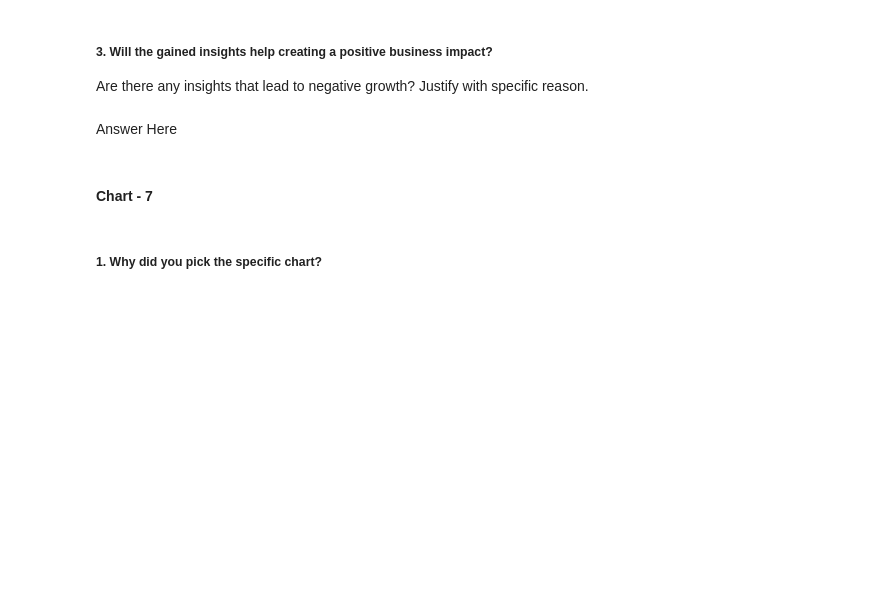
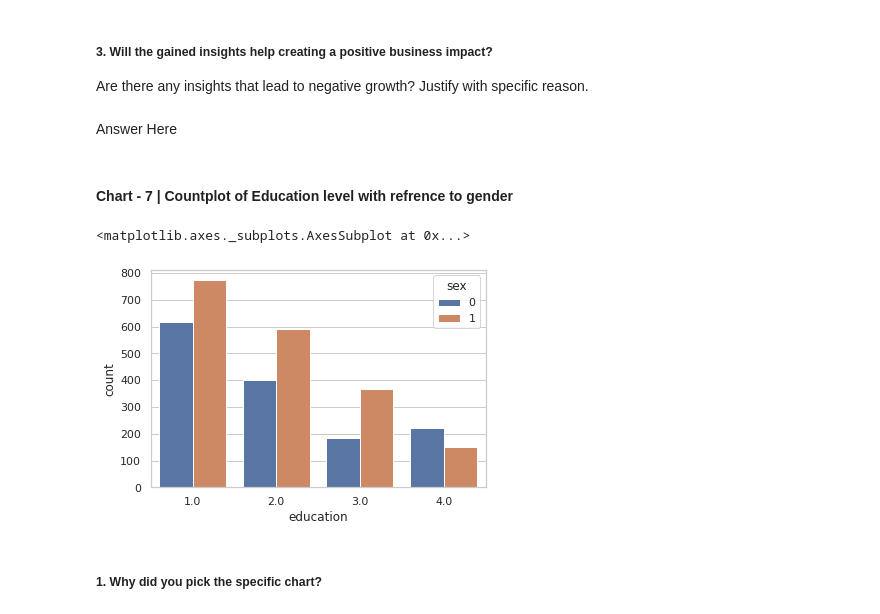
Before and after one commit to abhishekdhasmana17/Cardiovascular-Risk-Prediction, a Jupyter notebook: Cardiovascular_Risk_Prediction.ipynb, the cells around one changed output. Cells and saved outputs as stored; diff of their text form; code cells hidden in the pictures; blank space fills up the shorter version.

```diff
--- a/Cardiovascular_Risk_Prediction.ipynb
+++ b/Cardiovascular_Risk_Prediction.ipynb
@@ -514,10 +523,14 @@ Answer Here
 Are there any insights that lead to negative growth? Justify with specific reason.
 # %% [markdown]
 Answer Here
-# %% [markdown]
-#### Chart - 7
+# %% [markdown]
+#### Chart - 7 | Countplot of Education level with refrence to gender
 # %%
 # Chart - 7 visualization code
+sns.countplot(x = 'education', data = data, hue = 'sex')
+# %% [output]
+<matplotlib.axes._subplots.AxesSubplot at 0x...>
+[figure, added]
 # %% [markdown]
 ##### 1. Why did you pick the specific chart?
 # %% [markdown]
```
Also changed, not shown: parts of 11 cells of this notebook.
